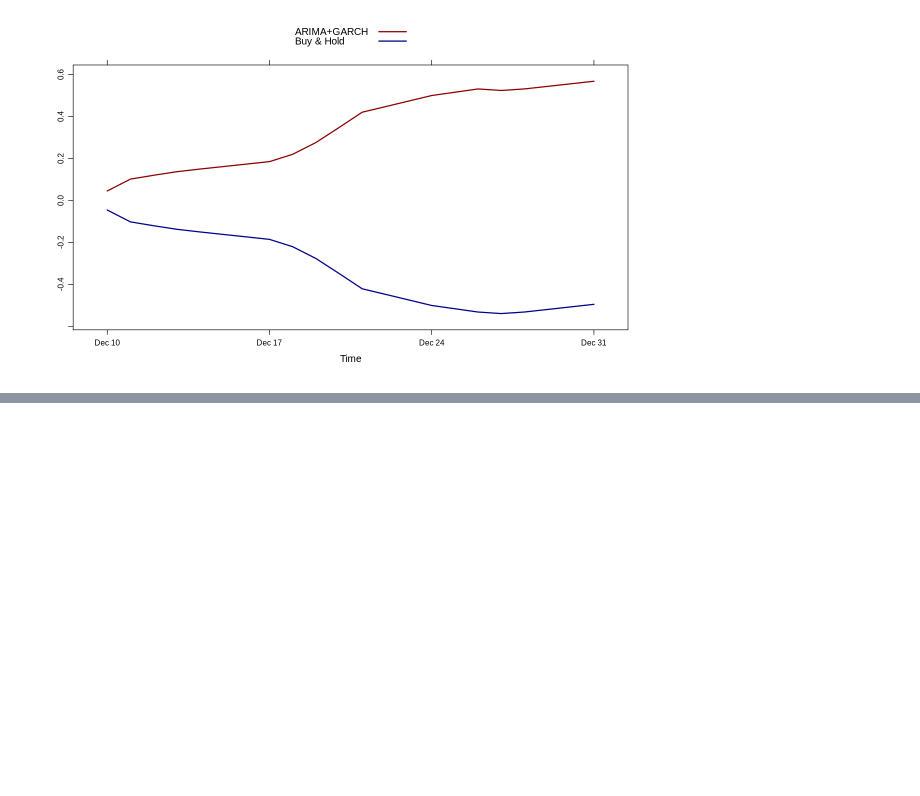
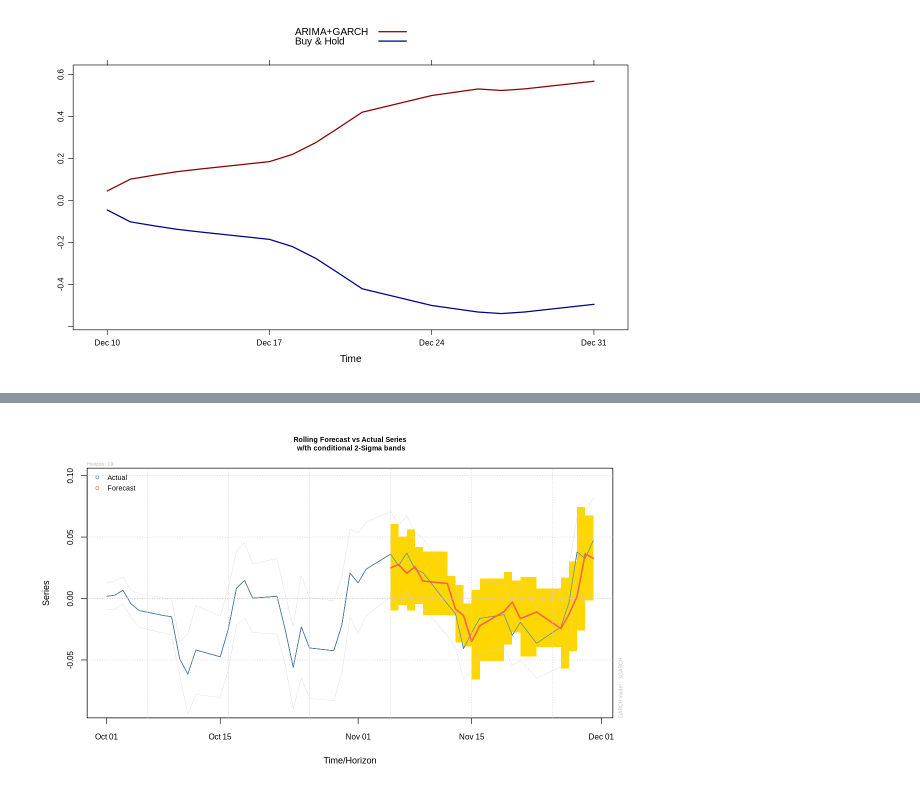
Before and after one commit to lbk209/timeseries, a Jupyter notebook: r_quantstart_arima_garch_gc.ipynb, the cells around one changed output, grey strips where cells are left out. Cells and saved outputs as stored; diff of their text form; code cells hidden in the pictures; blank space fills up the shorter version.

```diff
--- a/r_quantstart_arima_garch_gc.ipynb
+++ b/r_quantstart_arima_garch_gc.ipynb
@@ -631,0 +855,4 @@ ag.backtest(pred[,1], ret, lookahead)
+# %%
+ag2.plot(forc, var.mode='conditional')
+# %% [output]
+[figure, added]
```
Also changed, not shown: parts of 25 cells of this notebook.
